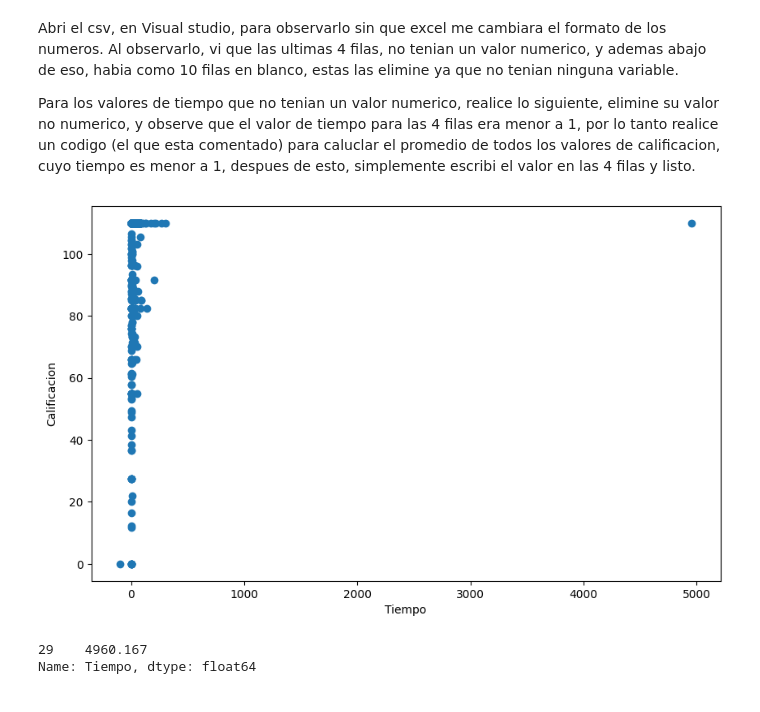
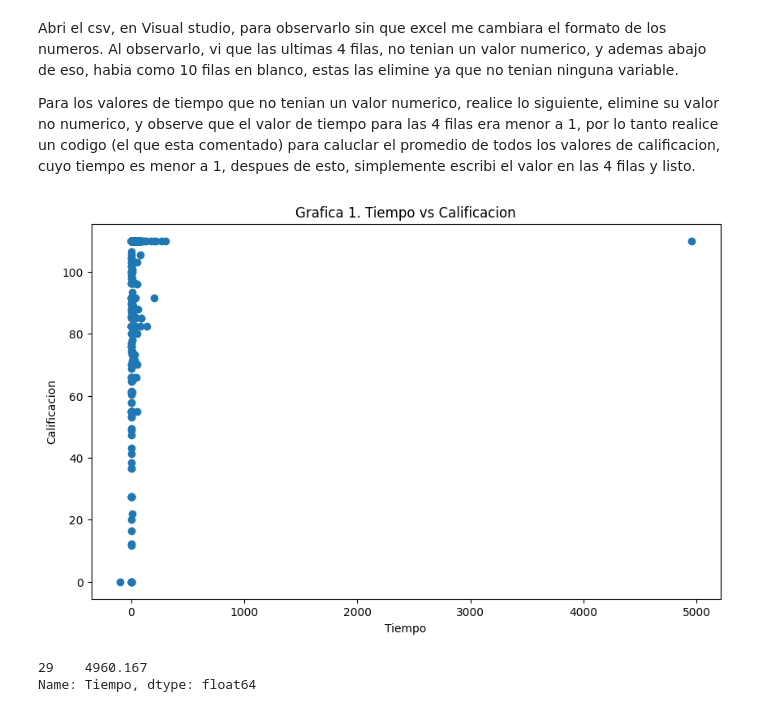
Before and after one commit to hectorcamachoz/Regresion_No_Lineal, a Jupyter notebook: A1_6_594557.ipynb, the cells around one changed output. Cells and saved outputs as stored; diff of their text form; code cells hidden in the pictures.

```diff
--- a/A1_6_594557.ipynb
+++ b/A1_6_594557.ipynb
@@ -23,11 +23,12 @@ Para los valores de tiempo que no tenian un valor numerico, realice lo siguiente
 # %%
 plt.figure(figsize=(10, 6))
 plt.scatter(df['Tiempo'], df['Calificacion'] )
 plt.xlabel('Tiempo')
 plt.ylabel('Calificacion')
+plt.title('Grafica 1. Tiempo vs Calificacion')
 plt.show()
 # %% [output]
-[figure, old version]
+[figure, new version]
 # %%
 valor = df.loc[df.Tiempo > 3000, 'Tiempo']
 
```
Also changed, not shown: parts of 11 cells of this notebook.
